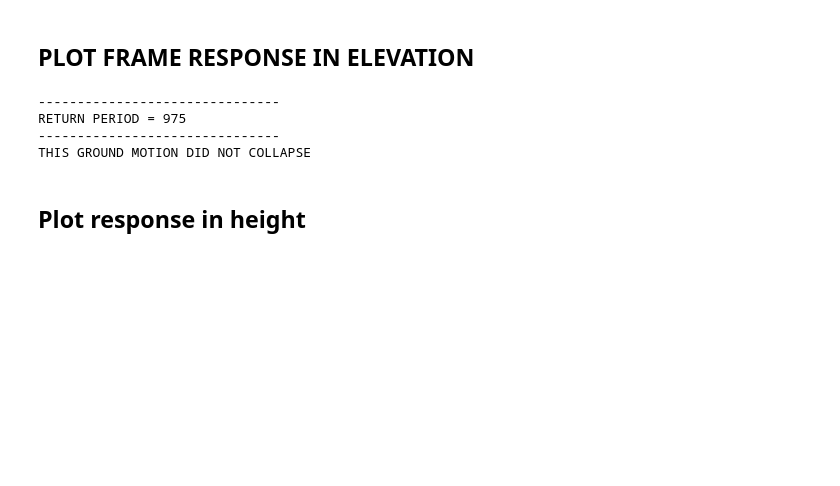
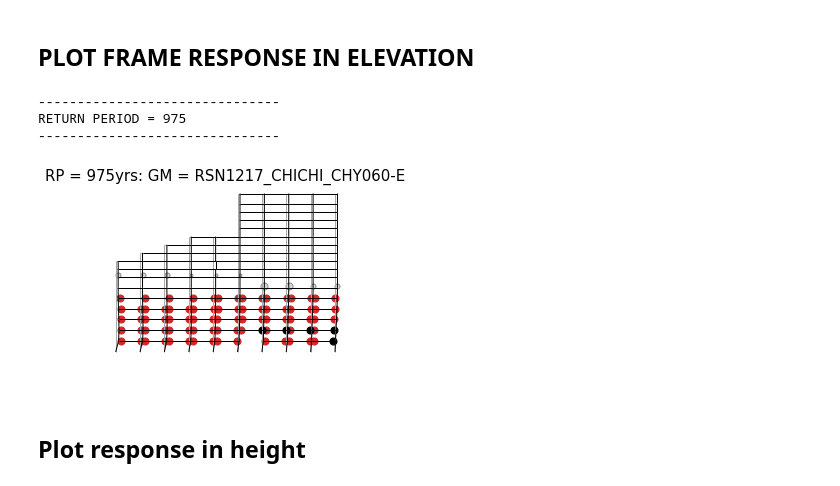
Before and after one commit to galvisf/frame_postprocess, a Jupyter notebook: Example/Example_frame_postprocess_plot.ipynb, the cells around one changed output. Drawn from its saved outputs; the diff is of its cells as text; code cells hidden in the pictures; blank space fills up the shorter version.

```diff
--- a/Example/Example_frame_postprocess_plot.ipynb
+++ b/Example/Example_frame_postprocess_plot.ipynb
@@ -12,7 +12,7 @@ Building geometry and relevant properties
 # %%
 ############### Bldg ###############
 bldg_name = 'Example_Bldg1'
-only_collapses = True
+only_collapses = False
 rp_plot = '975'   # stripe to plot response
 gm_tag = 5 # gm tag to plot
 ####################################
@@ -20,7 +20,7 @@ gm_tag = 5 # gm tag to plot
 ## Locate inputs and results folder ##
 raw_folder_name = '1_Raw_NLRHA_results'
 EDP_folder_name = '2_Collected_NLRHA_results'
-bldg_info = pd.read_csv(posixpath.join(raw_folder_name, 'building_info_for_plot.csv'))
+bldg_info = pd.read_csv(os.path.join(raw_folder_name, 'building_info_for_plot.csv'))
 
 ## Retrieve inputs for plots ##
 case_i = np.argwhere(bldg_info['OBJECTID'].to_numpy() == int(bldg_name[-1]))[0][0]
@@ -34,7 +34,7 @@ bay_widths  = np.array(eval(bldg_info['bayWidth'].iloc[case_i]))
 n_bays      = len(bay_widths)
 # %%
 # results folder name
-results_filename  = posixpath.join(EDP_folder_name, bldg_name + '.h5')
+results_filename  = os.path.join(EDP_folder_name, bldg_name + '.h5')
 # %% [markdown]
 ## PLOT FRAME RESPONSE IN ELEVATION
 # %%
@@ -90,7 +90,7 @@ def plot_end_state(column_response, pz_response, beam_response, title_text, titl
 
 # collect EDP file to avoid non-convergence cases
 edp_filename  = 'EDP_' + bldg_name + '_' + rp_plot +'.csv'
-results_path  = posixpath.join(EDP_folder_name, edp_filename)
+results_path  = os.path.join(EDP_folder_name, edp_filename)
 results_build = pd.read_csv(results_path)
 endCriteria   = results_build['EndCriteria'].to_numpy()
 
@@ -145,34 +145,34 @@ if plot_flag:
 
         key = 'frac_LB'
         beam_response['frac_LB'] = hf[rp_plot][gm_id][key][()]
         key = 'frac_LT'
         beam_response['frac_LT'] = hf[rp_plot][gm_id][key][()]
         key = 'frac_RB'
         beam_response['frac_RB'] = hf[rp_plot][gm_id][key][()]
         key = 'frac_RT'
         beam_response['frac_RT'] = hf[rp_plot][gm_id][key][()]
 
     # plot frame
     fig, ax = plt.subplots(1, 1, figsize=(5,5))
 
     if endCriteria_gm == 'MaxDrift':
         title_text = 'COLLAPSE: RP = ' + str(rp_plot) + 'yrs:\nGM = ' + gm_id
         title_color = 'r'
     else:
         title_text = 'RP = ' + str(rp_plot) + 'yrs: GM = ' + gm_id
         title_color = 'k'
 
     plot_end_state(column_response, pz_response, beam_response, title_text, title_color)
 
     _ = fig.savefig('3_Output_figures/Elevation_'+'_RP'+rp_plot+'_GM'+str(gm_tag)+'.png', transparent=True)
 
 else:
     print('THIS GROUND MOTION DID NOT COLLAPSE')
 # %% [output]
 -------------------------------
 RETURN PERIOD = 975
 -------------------------------
-THIS GROUND MOTION DID NOT COLLAPSE
+[figure, added]
 # %% [markdown]
 ## Plot response in height
 # %%
```
Also changed, not shown: parts of 3 cells of this notebook, 3 other files.
